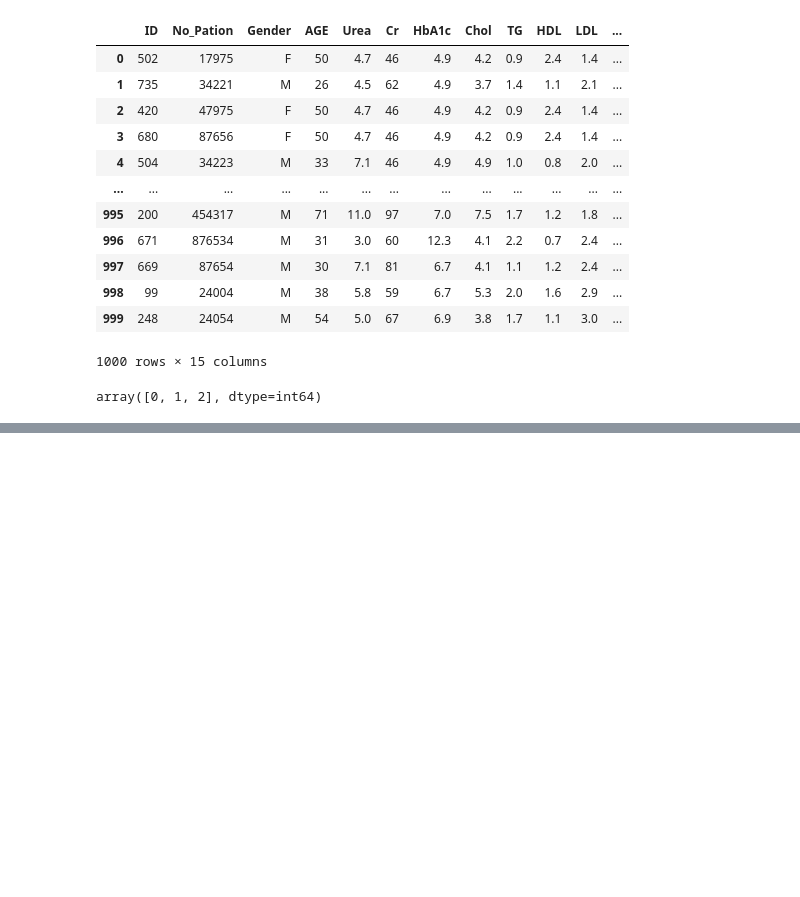
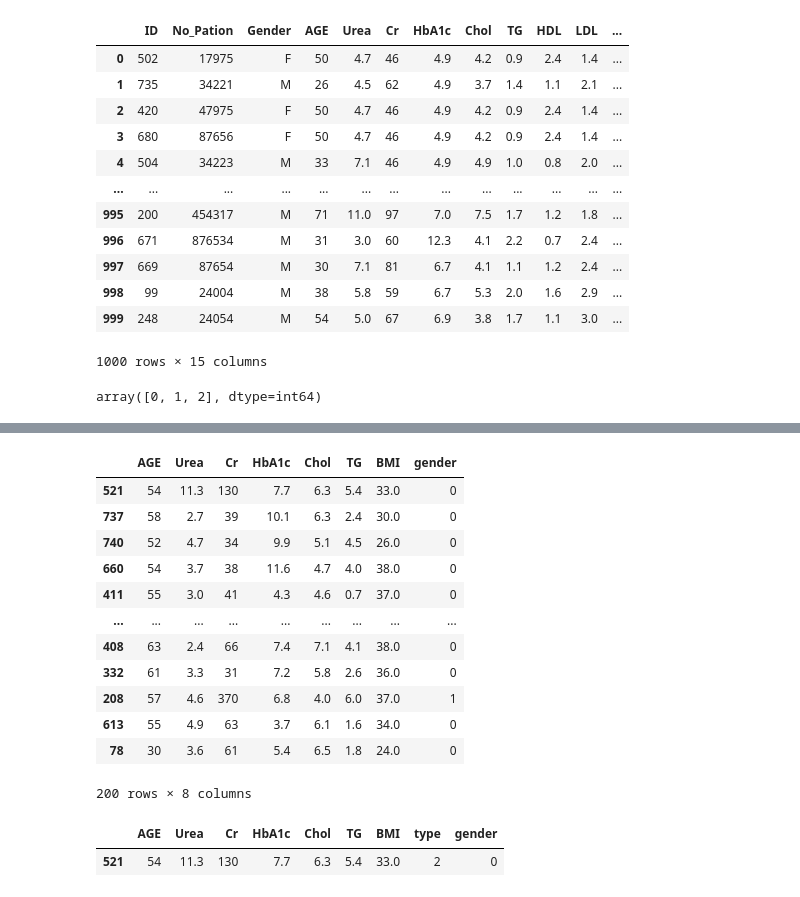
Before and after one commit to SahilSayani/diabetes_mellitus, a Jupyter notebook: diabetes_dataset/diabetes_dataset.ipynb, the cells around one changed output, grey strips where cells are left out. Saved outputs shown, nothing was run; the diff lists cells and outputs as text; code cells hidden in the pictures; blank space fills up the shorter version.

```diff
--- a/diabetes_dataset/diabetes_dataset.ipynb
+++ b/diabetes_dataset/diabetes_dataset.ipynb
@@ -73,0 +128,21 @@ array([0, 1, 2], dtype=int64)
+# %%
+X_test
+# %% [output]
+|  | AGE | Urea | Cr | HbA1c | Chol | TG | BMI | gender |
+| 521 | 54 | 11.3 | 130 | 7.7 | 6.3 | 5.4 | 33.0 | 0 |
+| 737 | 58 | 2.7 | 39 | 10.1 | 6.3 | 2.4 | 30.0 | 0 |
+| 740 | 52 | 4.7 | 34 | 9.9 | 5.1 | 4.5 | 26.0 | 0 |
+| 660 | 54 | 3.7 | 38 | 11.6 | 4.7 | 4.0 | 38.0 | 0 |
+| 411 | 55 | 3.0 | 41 | 4.3 | 4.6 | 0.7 | 37.0 | 0 |
+| ... | ... | ... | ... | ... | ... | ... | ... | ... |
+| 408 | 63 | 2.4 | 66 | 7.4 | 7.1 | 4.1 | 38.0 | 0 |
+| 332 | 61 | 3.3 | 31 | 7.2 | 5.8 | 2.6 | 36.0 | 0 |
+| 208 | 57 | 4.6 | 370 | 6.8 | 4.0 | 6.0 | 37.0 | 1 |
+| 613 | 55 | 4.9 | 63 | 3.7 | 6.1 | 1.6 | 34.0 | 0 |
+| 78 | 30 | 3.6 | 61 | 5.4 | 6.5 | 1.8 | 24.0 | 0 |
+200 rows × 8 columns
+# %%
+df[df['TG']==5.4]
+# %% [output]
+|  | AGE | Urea | Cr | HbA1c | Chol | TG | BMI | type | gender |
+| 521 | 54 | 11.3 | 130 | 7.7 | 6.3 | 5.4 | 33.0 | 2 | 0 |
```
Also changed, not shown: parts of 16 cells of this notebook, 2 other files.
